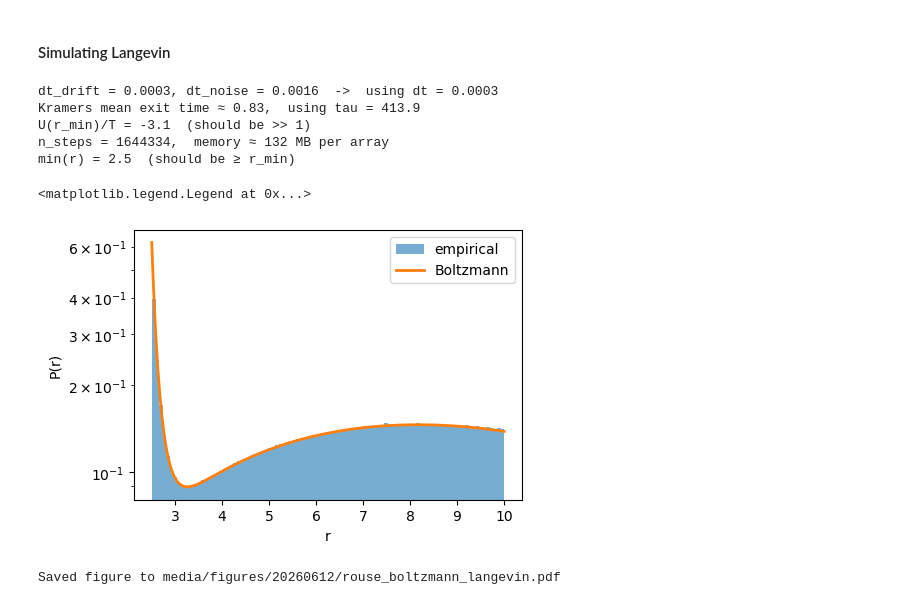
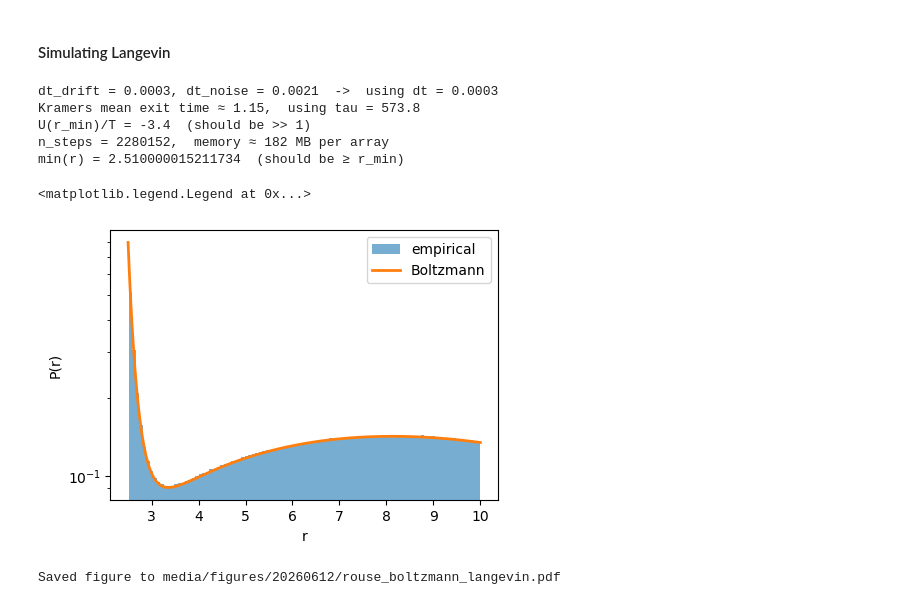
Before and after one commit to ta-rekt/Droplet, a Jupyter notebook: viz-rouse.ipynb, the cells around one changed output. Cells and saved outputs as stored; diff of their text form; code cells hidden in the pictures.

```diff
--- a/viz-rouse.ipynb
+++ b/viz-rouse.ipynb
@@ -438,7 +305,7 @@ from viz_util.bvp_solver import (
     Parameters, d2fb_dphi2,
 )
 
-keya = 10
+keya = 5
 p_sim = data[alphas[keya]]["surface_params"]
 
 p = Parameters(
@@ -506,6 +373,9 @@ x_lo = xs[after_well][i_cross]
 x_hi = xs[after_well][i_cross + 1]
 F_lo, F_hi = F_vals[after_well][i_cross], F_vals[after_well][i_cross + 1]
 x_bar = x_lo - F_lo * (x_hi - x_lo) / (F_hi - F_lo)
+eps = 0.2
+x_bar_a = p.R + 0.02
+x_bar_b = x_bar
 U_bar = U(x_bar, *args)
 
 dU = U_bar - U_well
@@ -527,6 +397,8 @@ ax.plot(xs, U_vals)
 ax.plot(xs, U_sim, linestyle="dashed")
 ax.axvline(x_well, color="g", ls=":", label=f"well r={x_well:.2f}")
 ax.axvline(x_bar, color="r", ls=":", label=f"barrier r={x_bar:.2f}")
+ax.axvline(x_bar_a, color="r", ls=":", label=f"barrier r={x_bar:.2f}", alpha=0.5)
+ax.axvline(x_bar_b, color="r", ls=":", label=f"barrier r={x_bar:.2f}", alpha=0.5)
 ax.set_xlabel("r")
 ax.set_ylabel("U(r)")
 # ax.set_ylim(-3.5, -2.4)
@@ -586,51 +458,44 @@ N = 1000
 nskip = 100
 print(f"n_steps = {int(tau/dt)},  memory ≈ {int(tau/dt)*N*8/1e6/nskip:.0f} MB per array")
 
-sim = OverdampedHarmonicLangevin(
+sim = lgv.OverdampedHarmonicLangevin(
     tau=tau, dim=1, N=N, dt=dt,
     T=T_bath, gamma=gamma, kB=kB,
     F=lambda r: F(r, *args),
     r0=p.R,
     r_min=r_min,
     seed=1,
-    nskip=nskip
+    nskip=nskip,
+    ab = (x_bar_a, x_bar_b)
 )
 sim.generate()
 
 print("min(r) =", sim.r.min(), " (should be ≥ r_min)")
 # %% [output]
-dt_drift = 0.0003, dt_noise = 0.0016  ->  using dt = 0.0003
-Kramers mean exit time ≈ 0.83,  using tau = 413.9
-U(r_min)/T = -3.1  (should be >> 1)
-n_steps = 1644334,  memory ≈ 132 MB per array
-min(r) = 2.5  (should be ≥ r_min)
+dt_drift = 0.0003, dt_noise = 0.0021  ->  using dt = 0.0003
+Kramers mean exit time ≈ 1.15,  using tau = 573.8
+U(r_min)/T = -3.4  (should be >> 1)
+n_steps = 2280152,  memory ≈ 182 MB per array
+min(r) = 2.510000015211734  (should be ≥ r_min)
 # %%
 # --- Boltzmann sampling check -----------------------------
 burn = int(0.2 * sim.ns)
 r_traj = sim.r[burn:, 0, :]                          # shape (n, N)
-
-# samples = r_traj[mask]
 samples = r_traj.flatten()
 
-# Boltzmann on the left basin (renormalized over r < x_bar)
-# xs = np.linspace(1e-2, 10, 5000)
-left_mask = xs < x_bar
-# P_left = np.exp(-(U_vals - U_well) / T_bath)  * left_mask
-# P_left /= np.trapz(P_left, xs)
-
 # Boltzmann on the whole support
-P_full = np.exp(-(U_vals - U_well) / T_bath)
+P_full = np.exp(-(U_vals - U_well) / (kB*T_bath))
 P_full /= np.trapz(P_full, xs)
 
 fig, ax = plt.subplots(1, 1, figsize=(5, 3.5))
 ax.hist(samples, bins=100, density=True, range=(r_min, p.L), alpha=0.6,
         label="empirical")
 ax.plot(xs, P_full, lw=2, label="Boltzmann")
 ax.set_yscale('log')
 ax.set_xlabel("r"); ax.set_ylabel("P(r)"); ax.legend()
 # %% [output]
 <matplotlib.legend.Legend at 0x...>
-[figure, old version]
+[figure, new version]
 # %%
 out_dir = "media/figures/20260612"
 os.makedirs(out_dir, exist_ok=True)
```
Also changed, not shown: parts of 13 cells of this notebook, 3 other files.
